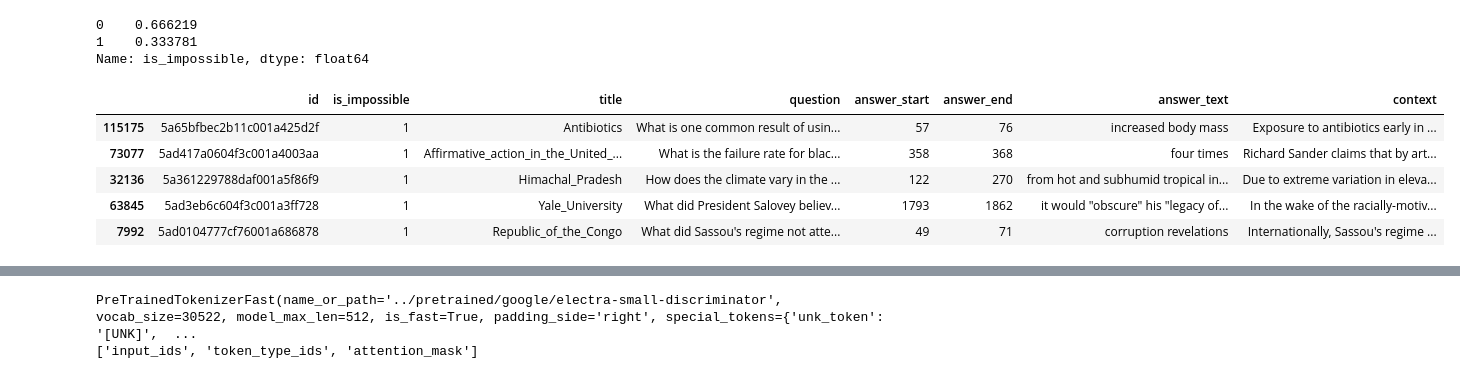
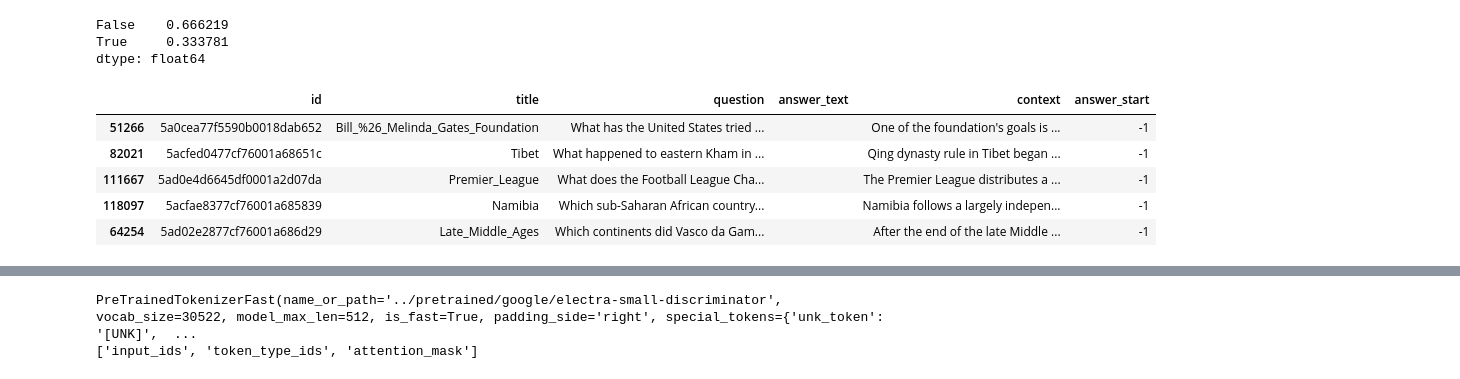
Before and after one commit to seahrh/question-answering, a Jupyter notebook: squad20/preprocess.ipynb, the cells around one changed output, grey strips where cells are left out. Saved outputs shown, nothing was run; the diff lists cells and outputs as text; code cells hidden in the pictures.

```diff
--- a/squad20/preprocess.ipynb
+++ b/squad20/preprocess.ipynb
@@ -81,5 +18,7 @@ def _read_squad(path):
 # %%
-df = _read_squad("input/train-v2.0.json")
+df = squad.parse_json_file("input/train-v2.0.json")
+questions = list(df["question"])
+contexts = list(df["context"])
 df.info()
 # %% [output]
 <class 'pandas.core.frame.DataFrame'>
@@ -111,15 +48,17 @@ df.head()
-# %%
-df["is_impossible"].value_counts(normalize=True)
-# %% [output]
-0    0.666219
-1    0.333781
-Name: is_impossible, dtype: float64
+# %%
+s = pd.Series(np.where(df["answer_start"]==-1, True, False))
+assert s.value_counts()[True] == 43498
+s.value_counts(normalize=True)
+# %% [output]
+False    0.666219
+True     0.333781
+dtype: float64
 # %%
-df[df["is_impossible"] == 1].sample(5).head(5)
+df[df["answer_start"] == -1].sample(5).head(5)
 # %% [output]
-|  | id | is_impossible | title | question | answer_start | answer_end | answer_text | context |
-| 115175 | 5a65bfbec2b11c001a425d2f | 1 | Antibiotics | What is one common result of usin... | 57 | 76 | increased body mass | Exposure to antibiotics early in ... |
-| 73077 | 5ad417a0604f3c001a4003aa | 1 | Affirmative_action_in_the_United_... | What is the failure rate for blac... | 358 | 368 | four times | Richard Sander claims that by art... |
-| 32136 | 5a361229788daf001a5f86f9 | 1 | Himachal_Pradesh | How does the climate vary in the ... | 122 | 270 | from hot and subhumid tropical in... | Due to extreme variation in eleva... |
-| 63845 | 5ad3eb6c604f3c001a3ff728 | 1 | Yale_University | What did President Salovey believ... | 1793 | 1862 | it would "obscure" his "legacy of... | In the wake of the racially-motiv... |
-| 7992 | 5ad0104777cf76001a686878 | 1 | Republic_of_the_Congo | What did Sassou's regime not atte... | 49 | 71 | corruption revelations | Internationally, Sassou's regime ... |
+|  | id | title | question | answer_text | context | answer_start |
+| 51266 | 5a0cea77f5590b0018dab652 | Bill_%26_Melinda_Gates_Foundation | What has the United States tried ... |  | One of the foundation's goals is ... | -1 |
+| 82021 | 5acfed0477cf76001a68651c | Tibet | What happened to eastern Kham in ... |  | Qing dynasty rule in Tibet began ... | -1 |
+| 111667 | 5ad0e4d6645df0001a2d07da | Premier_League | What does the Football League Cha... |  | The Premier League distributes a ... | -1 |
+| 118097 | 5acfae8377cf76001a685839 | Namibia | Which sub-Saharan African country... |  | Namibia follows a largely indepen... | -1 |
+| 64254 | 5ad02e2877cf76001a686d29 | Late_Middle_Ages | Which continents did Vasco da Gam... |  | After the end of the late Middle ... | -1 |
```
Also changed, not shown: parts of 36 cells of this notebook, 4 other files.
